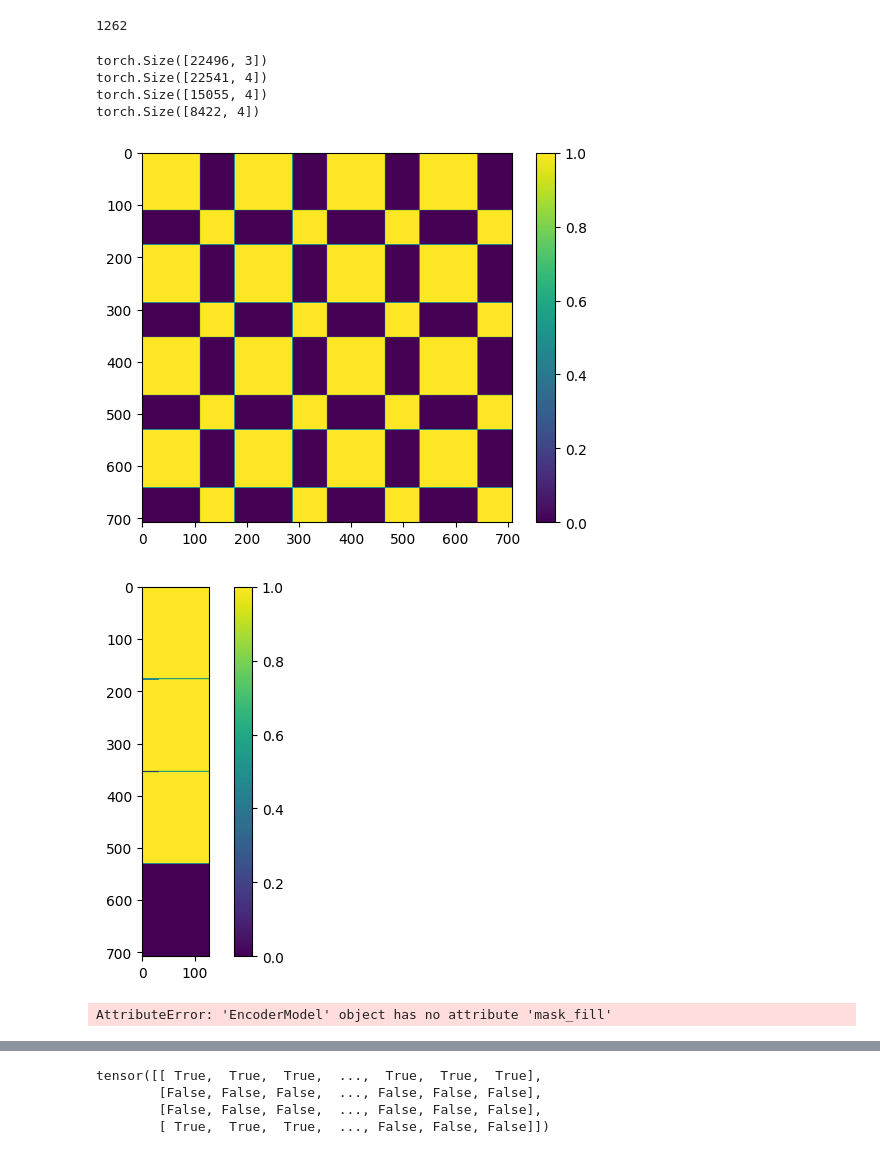
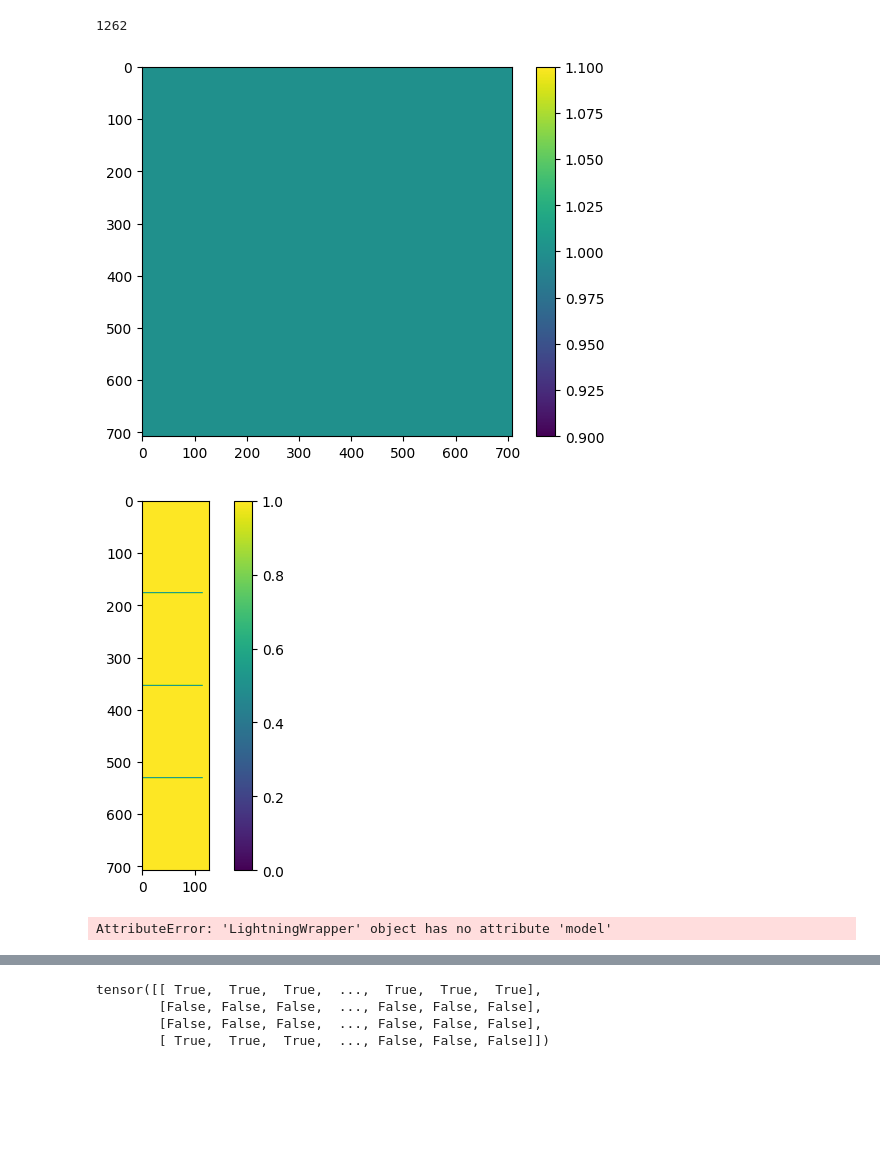
Before and after one commit to sirrus98/uni2ts, a Jupyter notebook: example/dataloader_test.ipynb, the cells around one changed output, grey strips where cells are left out. Saved outputs shown, nothing was run; the diff lists cells and outputs as text; code cells hidden in the pictures; blank space fills up the shorter version.

```diff
--- a/example/dataloader_test.ipynb
+++ b/example/dataloader_test.ipynb
@@ -57,12 +57,12 @@ def padding_sequence(sequences):
 def comb(data):
     data, label, patch_size_int = zip(*data)
 
-    data = list(data)
-    data[0] = data[0][:,:3]
-    label = label
+    # data = list(data)
+    # data[0] = data[0][:,:3]
+    # label = label
     patch_size_int = patch_size_int
 
-    [print(dt.shape) for dt in data]
+    # [print(dt.shape) for dt in data]
 
     pad_sequence, pad_mask = padding_sequence(data)
 
@@ -125,11 +125,6 @@ def comb(data):
 # return target, observed_mask, sample_id, time_id, variate_id, prediction_mask, label
 # %%
 dataset = RNSDataloader('data_cache')
-dataloader = DataLoader(dataset, batch_size=4, shuffle=True, collate_fn=comb)
+dataloader = DataLoader(dataset, batch_size=32, shuffle=False, collate_fn=comb)
 data_zip, label = next(iter(dataloader))
 target, observed_mask, sample_id, time_id, variate_id, prediction_mask, patch_size = data_zip
-# %% [output]
-torch.Size([22496, 3])
-torch.Size([22541, 4])
-torch.Size([15055, 4])
-torch.Size([8422, 4])
@@ -136,17 +135,17 @@ torch.Size([8422, 4])
 # %%
 from uni2ts.common.torch_util import mask_fill, packed_attention_mask
 # %%
-plt.imshow(packed_attention_mask(sample_id)[3])
+plt.imshow(packed_attention_mask(sample_id)[0])
 plt.gca()
 plt.colorbar()
 plt.show()
 # %% [output]
-[figure, old version]
+[figure, new version]
 # %%
 plt.imshow(observed_mask[0])
 plt.gca()
 plt.colorbar()
 plt.show()
 # %% [output]
-[figure, old version]
+[figure, new version]
 # %%
@@ -158,13 +157,13 @@ loc, scale = model.model.scaler(target, observed_mask * ~prediction_mask.unsquee
                                         variate_id, )
 scaled_target = (target - loc) / scale
 reprs = model.model.in_proj(scaled_target, patch_size)
-masked_reprs = model.mask_fill(reprs, prediction_mask,self.model.mask_encoding.weight)
+masked_reprs = mask_fill(reprs, prediction_mask,model.model.mask_encoding.weight)
 encoded = model.model.encoder(
     masked_reprs,
-    model.packed_attention_mask(sample_id),
+    packed_attention_mask(sample_id),
     time_id=time_id,
     var_id=variate_id,
 )
 # %% [output]
-AttributeError: 'EncoderModel' object has no attribute 'mask_fill'
+AttributeError: 'LightningWrapper' object has no attribute 'model'
 # %%
```
Also changed, not shown: parts of 30 cells of this notebook, 4 other files.
